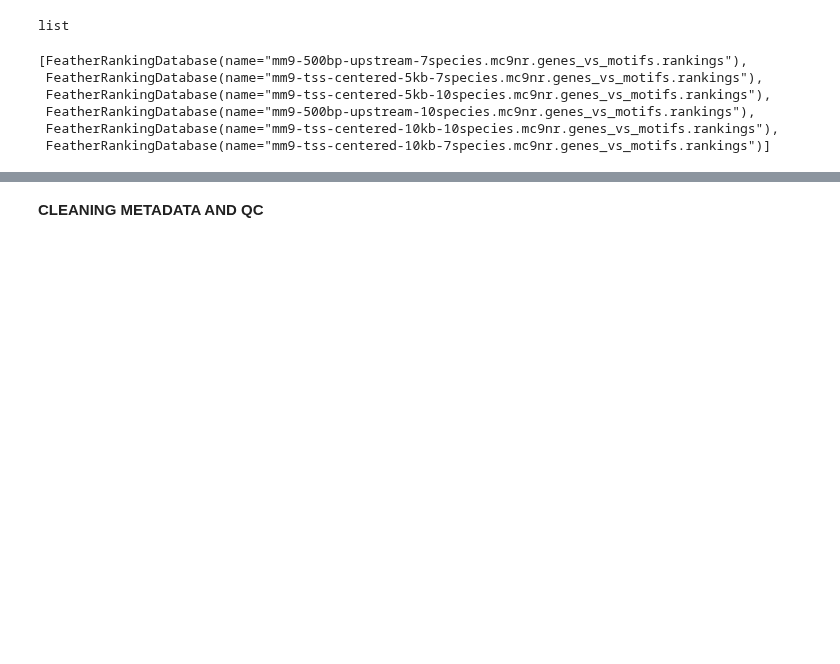
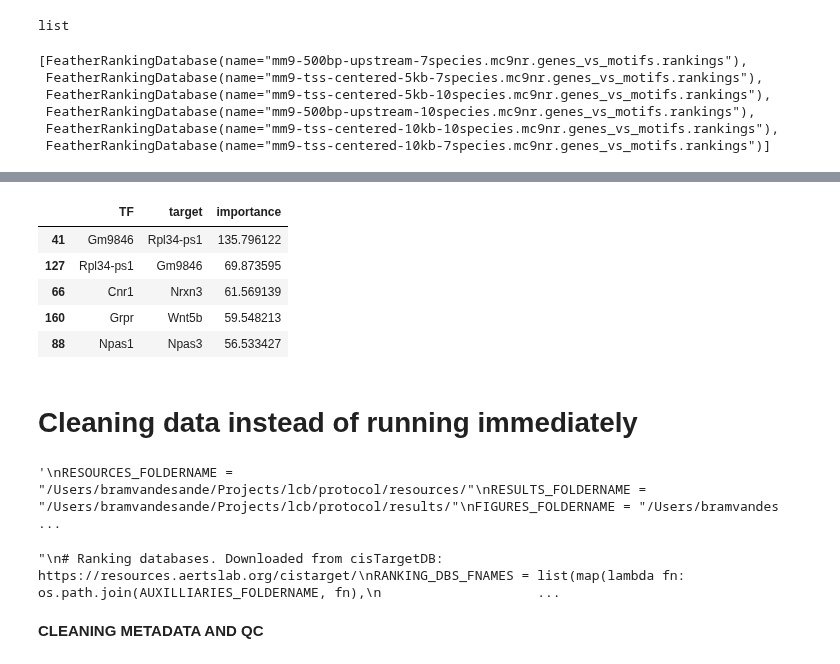
Before and after one commit to carlos-a-enriquez/dask_k8s, a Jupyter notebook: project/SCENIC Protocol - Case study - Mouse brain data set.ipynb, the cells around one changed output, grey strips where cells are left out. Cells and saved outputs as stored; diff of their text form; code cells hidden in the pictures; blank space fills up the shorter version.

Commit message:
first successful grnboost2 run

```diff
--- a/project/SCENIC Protocol - Case study - Mouse brain data set.ipynb
+++ b/project/SCENIC Protocol - Case study - Mouse brain data set.ipynb
@@ -158,0 +214,6 @@ creating dask graph
+# %%
+if __name__ == '__main__':
+    c = Client()
+    from dask.distributed import performance_report
+    with performance_report(filename="dask-report.html"):
+        adjacencies = grnboost2(ex_matrix, verbose=True, client_or_address=c)
@@ -159,2 +228,13 @@ creating dask graph
+# %%
+adjacencies.head()
+# %% [output]
+|  | TF | target | importance |
+| 41 | Gm9846 | Rpl34-ps1 | 135.796122 |
+| 127 | Rpl34-ps1 | Gm9846 | 69.873595 |
+| 66 | Cnr1 | Nrxn3 | 61.569139 |
+| 160 | Grpr | Wnt5b | 59.548213 |
+| 88 | Npas1 | Npas3 | 56.533427 |
+# %% [markdown]
+# Cleaning data instead of running immediately
 # %%
 # Set maximum number of jobs
@@ -162,9 +242,14 @@ sc.settings.njobs = 32
 # %%
+'''
 RESOURCES_FOLDERNAME = "/Users/bramvandesande/Projects/lcb/protocol/resources/"
 RESULTS_FOLDERNAME = "/Users/bramvandesande/Projects/lcb/protocol/results/"
 FIGURES_FOLDERNAME = "/Users/bramvandesande/Projects/lcb/protocol/figures/"
 AUXILLIARIES_FOLDERNAME = "/Users/bramvandesande/Projects/lcb/protocol/auxilliaries/"
+'''
+# %% [output]
+'\nRESOURCES_FOLDERNAME = "/Users/bramvandesande/Projects/lcb/protocol/resources/"\nRESULTS_FOLDERNAME = "/Users/bramvandesande/Projects/lcb/protocol/results/"\nFIGURES_FOLDERNAME = "/Users/bramvandes ...
 # %%
+'''
 # Ranking databases. Downloaded from cisTargetDB: https://resources.aertslab.org/cistarget/
 RANKING_DBS_FNAMES = list(map(lambda fn: os.path.join(AUXILLIARIES_FOLDERNAME, fn),
                        ['mm9-500bp-upstream-10species.mc9nr.feather',
@@ -172,6 +257,9 @@ RANKING_DBS_FNAMES = list(map(lambda fn: os.path.join(AUXILLIARIES_FOLDERNAME, f
                         'mm9-tss-centered-5kb-10species.mc9nr.feather']))
 # Motif annotations. Downloaded from cisTargetDB: https://resources.aertslab.org/cistarget/
 MOTIF_ANNOTATIONS_FNAME = os.path.join(RESOURCES_FOLDERNAME, 'motifs-v9-nr.mgi-m0.001-o0.0.tbl')
+'''
+# %% [output]
+"\n# Ranking databases. Downloaded from cisTargetDB: https://resources.aertslab.org/cistarget/\nRANKING_DBS_FNAMES = list(map(lambda fn: os.path.join(AUXILLIARIES_FOLDERNAME, fn),\n                    ...
 # %% [markdown]
 __CLEANING METADATA AND QC__
 # %%
```
Also changed, not shown: parts of 15 cells of this notebook, 2 other files.
